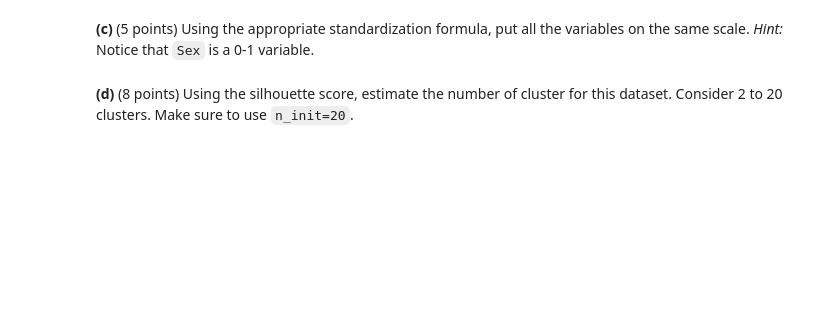
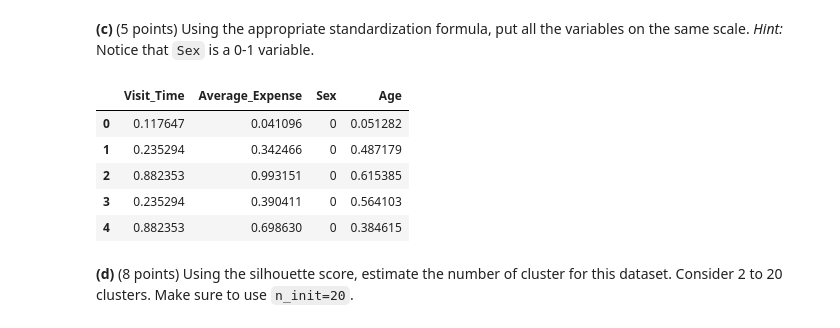
Before and after one commit to Yusuf98-c/DATA-545-In-Class, a Jupyter notebook: In_Class_17.ipynb, the cells around one changed output. Cells and saved outputs as stored; diff of their text form; code cells hidden in the pictures; blank space fills up the shorter version.

```diff
--- a/In_Class_17.ipynb
+++ b/In_Class_17.ipynb
@@ -17,4 +41,18 @@
 # %% [markdown]
 **(c)** (5 points) Using the appropriate standardization formula, put all the variables on the same scale. *Hint:* Notice that `Sex` is a 0-1 variable.
+# %%
+
+from sklearn.preprocessing import MinMaxScaler
+
+scaler = MinMaxScaler()
+customers[["Visit_Time", "Average_Expense", "Age"]] = scaler.fit_transform(customers[["Visit_Time", "Average_Expense", "Age"]])
+customers.head()
+# %% [output]
+|  | Visit_Time | Average_Expense | Sex | Age |
+| 0 | 0.117647 | 0.041096 | 0 | 0.051282 |
+| 1 | 0.235294 | 0.342466 | 0 | 0.487179 |
+| 2 | 0.882353 | 0.993151 | 0 | 0.615385 |
+| 3 | 0.235294 | 0.390411 | 0 | 0.564103 |
+| 4 | 0.882353 | 0.698630 | 0 | 0.384615 |
 # %% [markdown]
 **(d)** (8 points) Using the silhouette score, estimate the number of cluster for this dataset. Consider 2 to 20 clusters. Make sure to use `n_init=20`.
```
Also changed, not shown: parts of 7 cells of this notebook.
